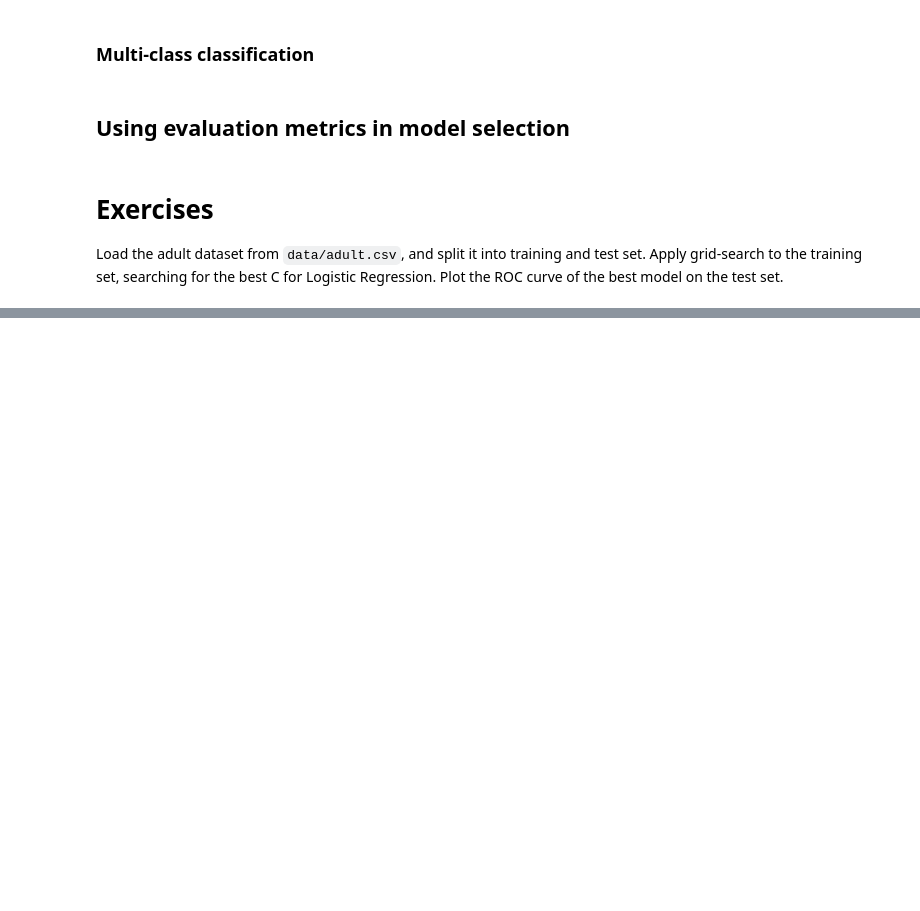
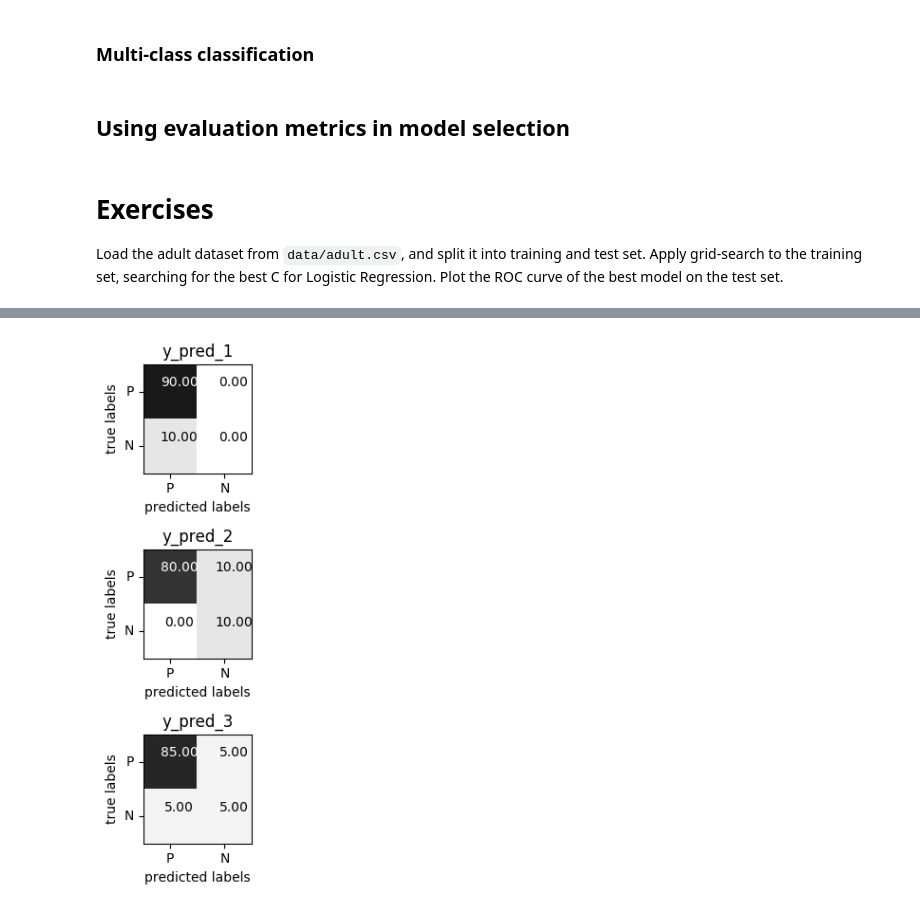
Before and after one commit to DS-BootCamp-DSI-Columbia/AY2017-2018-Winter-Collaboratory, a Jupyter notebook: Bootcamp-materials/notebooks/day3-cross-validation-and-metrics.ipynb, the cells around one changed output, grey strips where cells are left out. Drawn from its saved outputs; the diff is of its cells as text; code cells hidden in the pictures; blank space fills up the shorter version.

```diff
--- a/Bootcamp-materials/notebooks/day3-cross-validation-and-metrics.ipynb
+++ b/Bootcamp-materials/notebooks/day3-cross-validation-and-metrics.ipynb
@@ -381,0 +716,14 @@ Plot the ROC curve of the best model on the test set.
+# %%
+fig, axes = plt.subplots(3, dpi=100, figsize=(3, 6))
+
+for i, (ax, y_pred) in enumerate(zip(axes, [y_pred_1, y_pred_2, y_pred_3])):
+
+    plot_confusion_matrix(confusion_matrix(y_true, y_pred), cmap='gray_r', ax=ax,
+
+                          xticklabels=["P", "N"], yticklabels=["P", "N"], xtickrotation=0, vmin=0, vmax=100)
+
+    ax.set_title("y_pred_{}".format(i + 1))
+
+plt.tight_layout()
+# %% [output]
+[figure, added]
```
Also changed, not shown: parts of 52 cells of this notebook, 2 other files.
